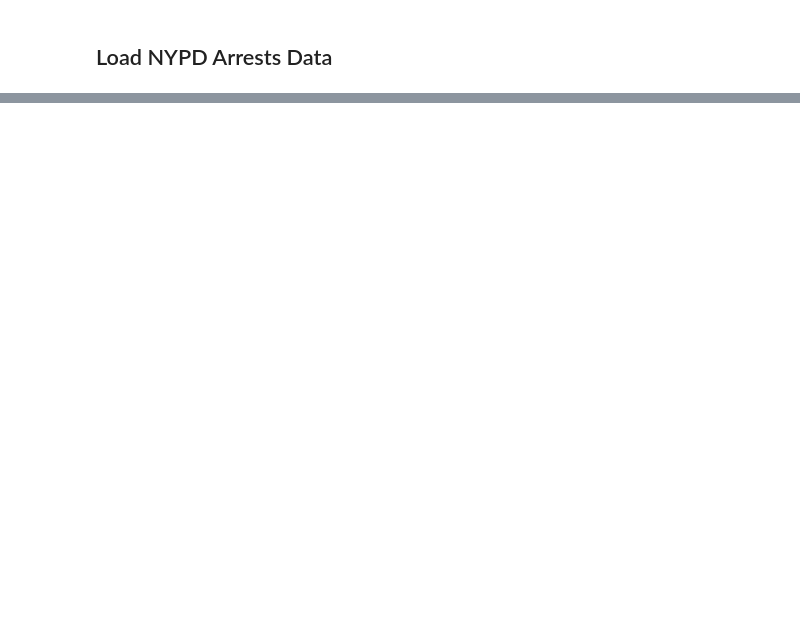
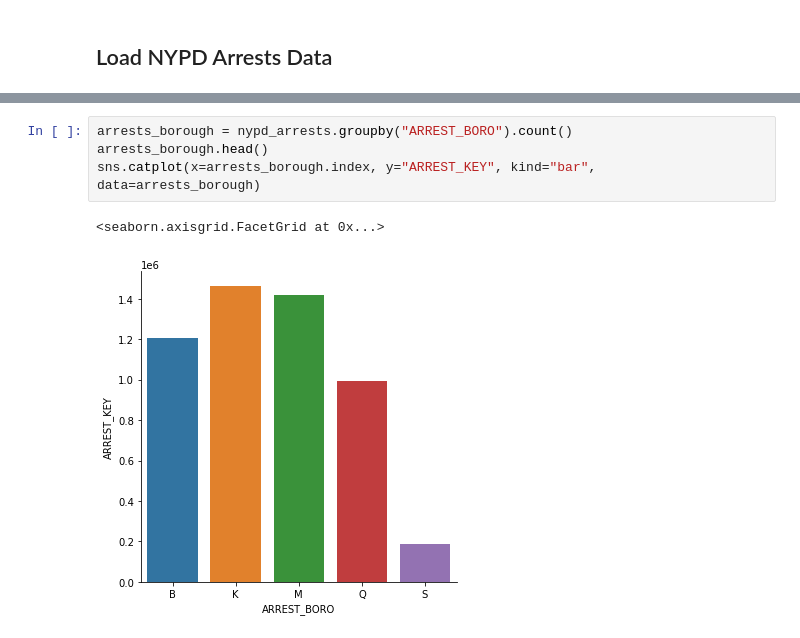
Before and after one commit to blossommojekwu/CS216-Project, a Jupyter notebook: visualizations.ipynb, the cells around one changed output, grey strips where cells are left out. Saved outputs shown, nothing was run; the diff lists cells and outputs as text; blank space fills up the shorter version.

```diff
--- a/visualizations.ipynb
+++ b/visualizations.ipynb
@@ -33,0 +32,7 @@ ValueError: Could not interpret input 'PERP_SEX'
+# %%
+arrests_borough = nypd_arrests.groupby("ARREST_BORO").count()
+arrests_borough.head()
+sns.catplot(x=arrests_borough.index, y="ARREST_KEY", kind="bar", data=arrests_borough)
+# %% [output]
+<seaborn.axisgrid.FacetGrid at 0x...>
+[figure, added]
```
Also changed, not shown: parts of 10 cells of this notebook.
